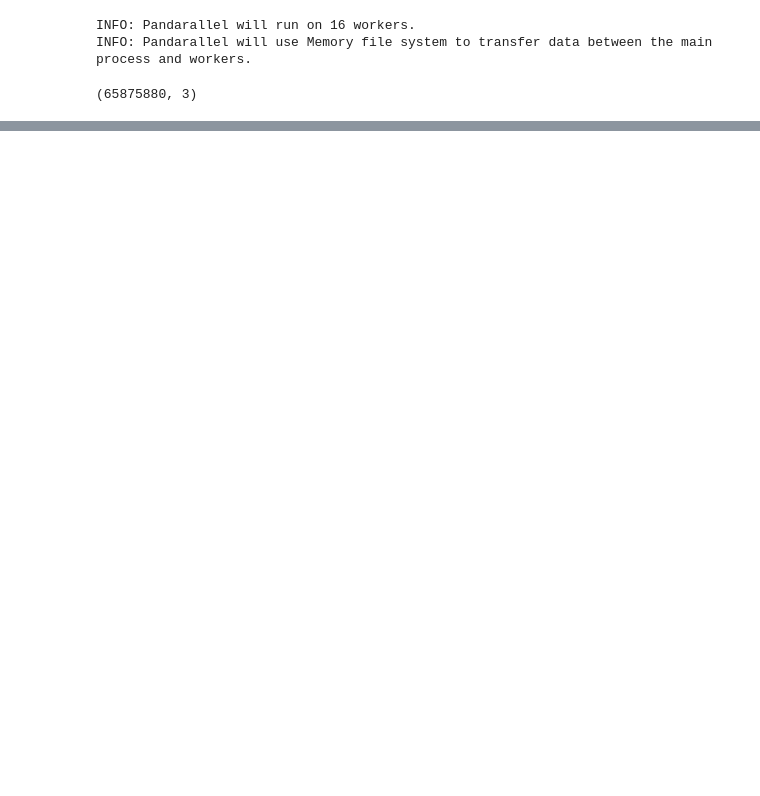
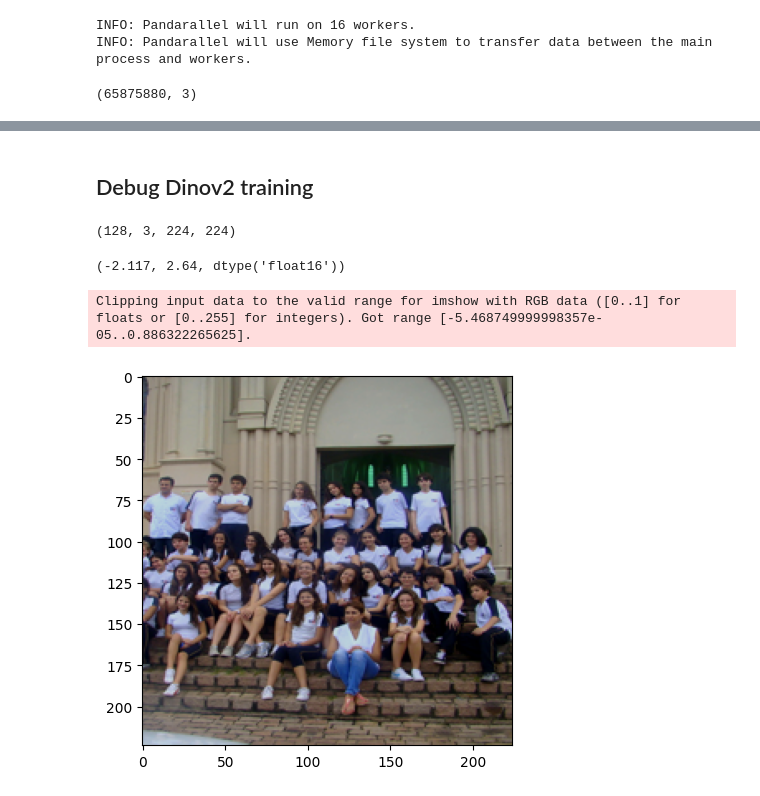
Before and after one commit to liyubrt/notebooks, a Jupyter notebook: pretrain_vit/COYO300M.ipynb, the cells around one changed output, grey strips where cells are left out. Cells and saved outputs as stored; diff of their text form; code cells hidden in the pictures; blank space fills up the shorter version.

```diff
--- a/pretrain_vit/COYO300M.ipynb
+++ b/pretrain_vit/COYO300M.ipynb
@@ -385,0 +436,20 @@ all_label_df.shape
+# %% [markdown]
+## Debug Dinov2 training
+# %%
+x = np.load('x.npy')
+x.shape
+# %% [output]
+(128, 3, 224, 224)
+# %%
+mean=[0.485, 0.456, 0.406]
+std=[0.229, 0.224, 0.225]
+# %% [output]
+(-2.117, 2.64, dtype('float16'))
+# %%
+x0 = x[1].transpose((1, 2, 0))
+x0 = x0 * std + mean
+plt.imshow(x0)
+plt.show()
+# %% [output]
+Clipping input data to the valid range for imshow with RGB data ([0..1] for floats or [0..255] for integers). Got range [-5.468749999998357e-05..0.886322265625].
+[figure, added]
```
Also changed, not shown: parts of 18 cells of this notebook, 7 other files.
